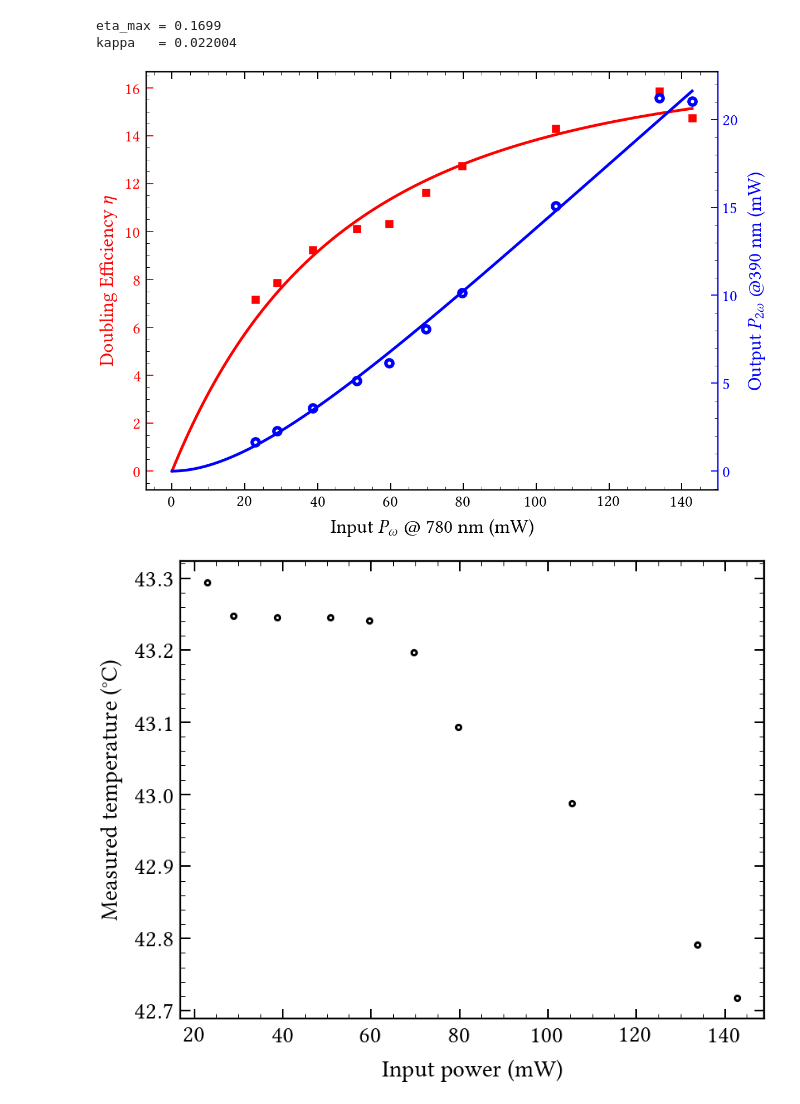
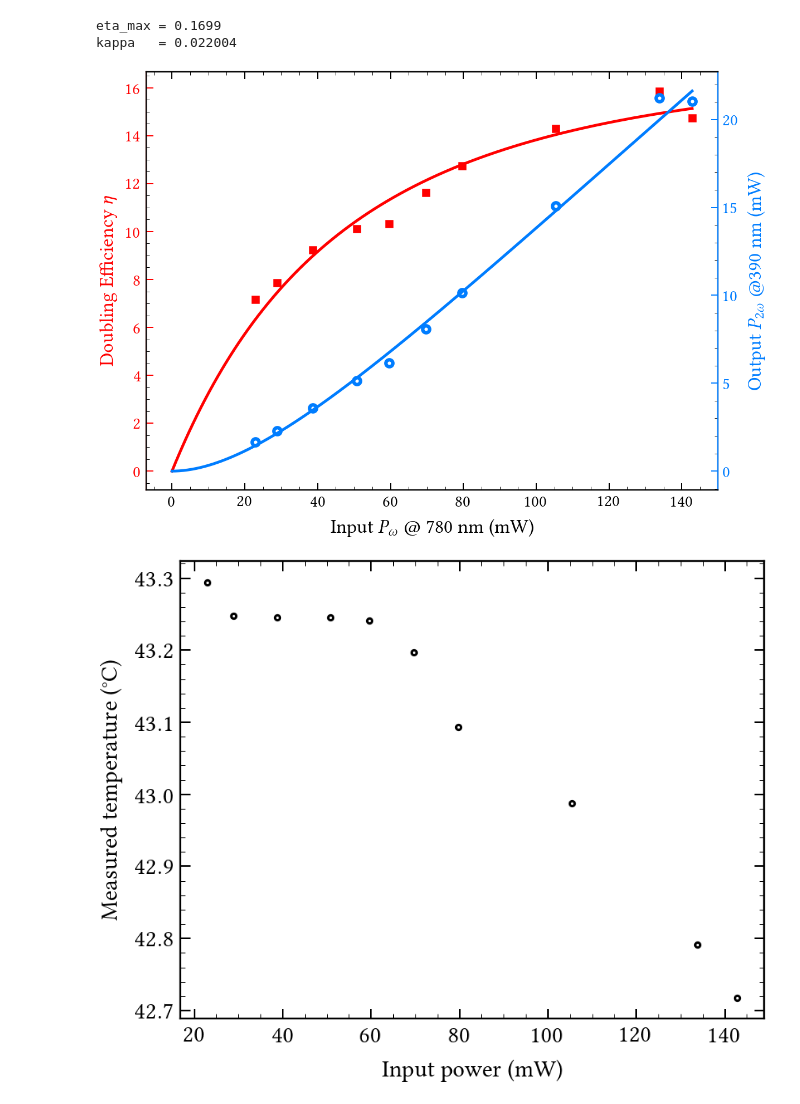
Before and after one commit to eq15t-panda/PANDAManager, a Jupyter notebook: plot/plot_pm100a.ipynb, the cells around one changed output. Cells and saved outputs as stored; diff of their text form; code cells hidden in the pictures.

Commit message:
Refactor custom color definitions for improved clarity and update CSS4_COLORS mapping. Added osdir management in plot_pm100a (working on laptop so root not chosen automatically)

```diff
--- a/plot/plot_pm100a.ipynb
+++ b/plot/plot_pm100a.ipynb
@@ -400,9 +413,9 @@ fig, ax1 = plt.subplots(figsize=(7, 5))
 # -------------------------
 ax1.plot(
     P_in, eta,
-    's', color='red',
+    's', color='red780',
     markersize=5,
-    markerfacecolor='red',
+    markerfacecolor='red780',
     label='Efficiency'
 )
 
@@ -410,15 +423,15 @@ ax1.plot(
     P_fit,
     100 * eta_fit,
     '-',
-    color='red',
+    color='red780',
     lw=2
 )
 
 ax1.set_xlabel(r'Input $P_\omega$ @ 780 nm (mW)', fontsize=14)
 ax1.set_ylabel(r'Doubling Efficiency $\eta$',
-               color='red', fontsize=14)
+               color='red780', fontsize=14)
 
-ax1.tick_params(axis='y', colors='red')
+ax1.tick_params(axis='y', colors='red780')
 
 # -------------------------
 # Right axis: UV output power
@@ -426,40 +439,40 @@ ax1.tick_params(axis='y', colors='red')
 ax2 = ax1.twinx()
 
 ax2.plot(
     P_in, P_out,
     'o',
-    color='blue',
+    color='blue390',
     markersize=5,
     markerfacecolor='white',
     markeredgewidth=2.5,
     label='UV power'
 )
 
 ax2.plot(
     P_fit,
     Pout_fit,
     '-',
-    color='blue',
+    color='blue390',
     lw=2
 )
 
 ax2.set_ylabel(r'Output $P_{2\omega}$ @390 nm (mW)',
-               color='blue', fontsize=14)
+               color='blue390', fontsize=14)
 
-ax2.tick_params(axis='y', colors='blue')
+ax2.tick_params(axis='y', colors='blue390')
 
 
 # Styling
-ax1.spines['left'].set_color('red')
-ax2.spines['right'].set_color('blue')
+ax1.spines['left'].set_color('red780')
+ax2.spines['right'].set_color('blue390')
 
 ax1.tick_params(labelsize=12)
 ax2.tick_params(labelsize=12)
 
 plt.tight_layout()
 plt.show()
 # %% [output]
-[figure, old version]
+[figure, new version]
 # %%
 # Figure temp vs power
 plt.figure(figsize=(5, 4))
```
Also changed, not shown: parts of 6 cells of this notebook, 1 other file.
